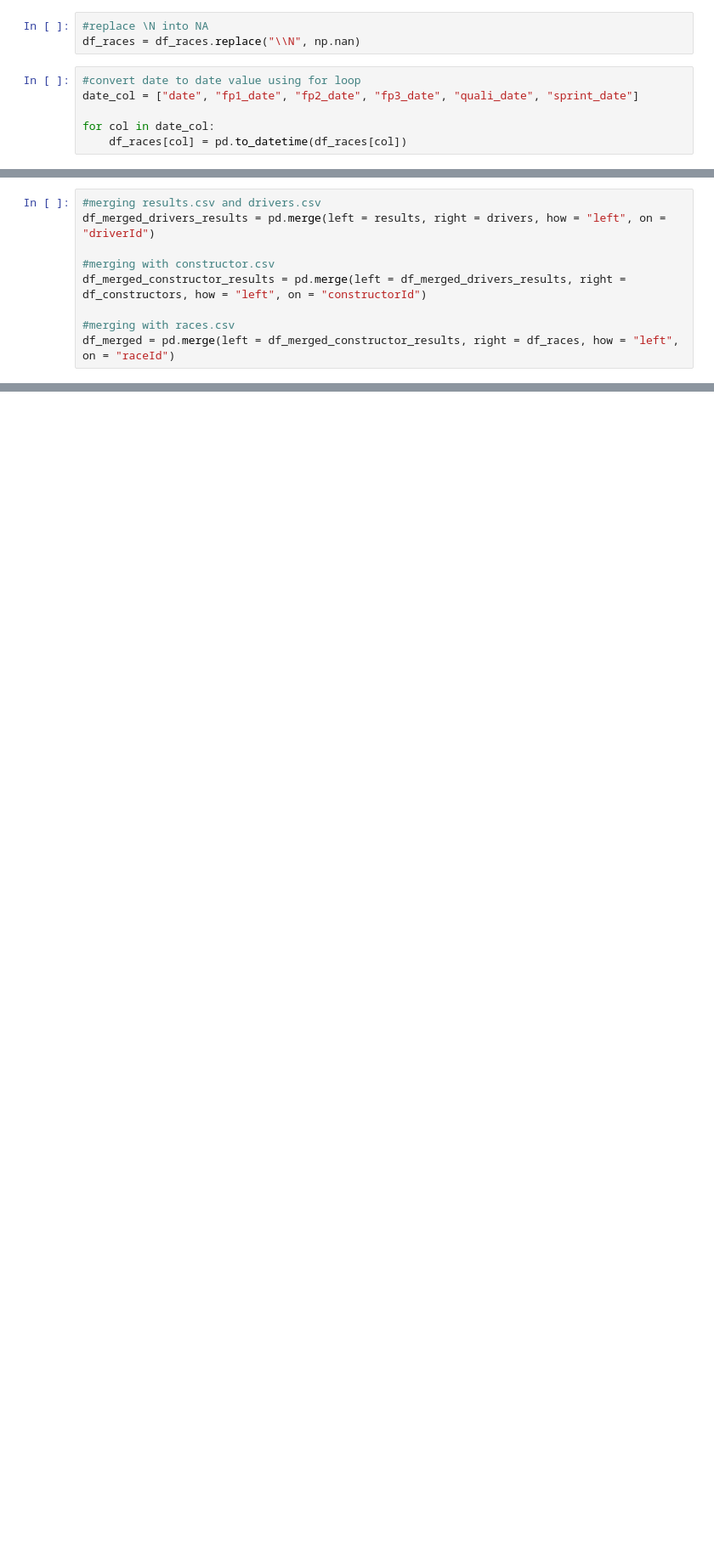
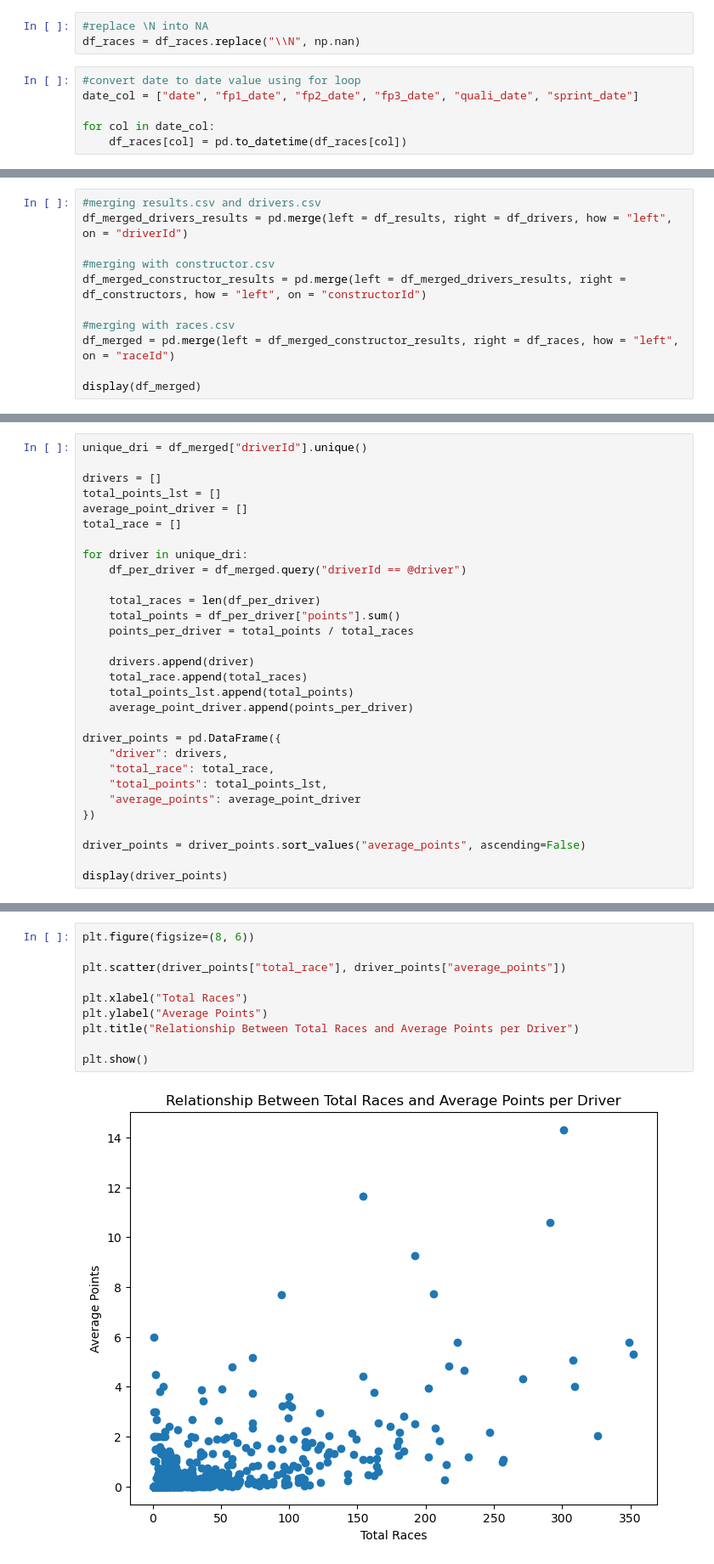
Before and after one commit to Ashley822/datasci151_final_project, a Jupyter notebook: cleaning_and_merging.ipynb, the cells around one changed output, grey strips where cells are left out. Shown at 85% size. Saved outputs shown, nothing was run; the diff lists cells and outputs as text; blank space fills up the shorter version.

```diff
--- a/cleaning_and_merging.ipynb
+++ b/cleaning_and_merging.ipynb
@@ -157,9 +189,11 @@ df_constructors = df_constructors[["constructorId", "constructorRef"]]
 # %%
 #merging results.csv and drivers.csv
-df_merged_drivers_results = pd.merge(left = results, right = drivers, how = "left", on = "driverId")
+df_merged_drivers_results = pd.merge(left = df_results, right = df_drivers, how = "left", on = "driverId")
 
 #merging with constructor.csv
 df_merged_constructor_results = pd.merge(left = df_merged_drivers_results, right = df_constructors, how = "left", on = "constructorId")
 
 #merging with races.csv
 df_merged = pd.merge(left = df_merged_constructor_results, right = df_races, how = "left", on = "raceId")
+
+display(df_merged)
@@ -165,0 +261,30 @@ df_merged = pd.merge(left = df_merged_constructor_results, right = df_races, how
+# %%
+unique_dri = df_merged["driverId"].unique()
+
+drivers = []
+total_points_lst = []
+average_point_driver = []
+total_race = []
+
+for driver in unique_dri:
+    df_per_driver = df_merged.query("driverId == @driver")
+
+    total_races = len(df_per_driver)
+    total_points = df_per_driver["points"].sum()
+    points_per_driver = total_points / total_races
+
+    drivers.append(driver)
+    total_race.append(total_races)
+    total_points_lst.append(total_points)
+    average_point_driver.append(points_per_driver)
+
+driver_points = pd.DataFrame({
+    "driver": drivers,
+    "total_race": total_race,
+    "total_points": total_points_lst,
+    "average_points": average_point_driver
+})
+
+driver_points = driver_points.sort_values("average_points", ascending=False)
+
+display(driver_points)
@@ -165,0 +305,12 @@ df_merged = pd.merge(left = df_merged_constructor_results, right = df_races, how
+# %%
+plt.figure(figsize=(8, 6))
+
+plt.scatter(driver_points["total_race"], driver_points["average_points"])
+
+plt.xlabel("Total Races")
+plt.ylabel("Average Points")
+plt.title("Relationship Between Total Races and Average Points per Driver")
+
+plt.show()
+# %% [output]
+[figure, added]
```
Also changed, not shown: parts of 7 cells of this notebook.
